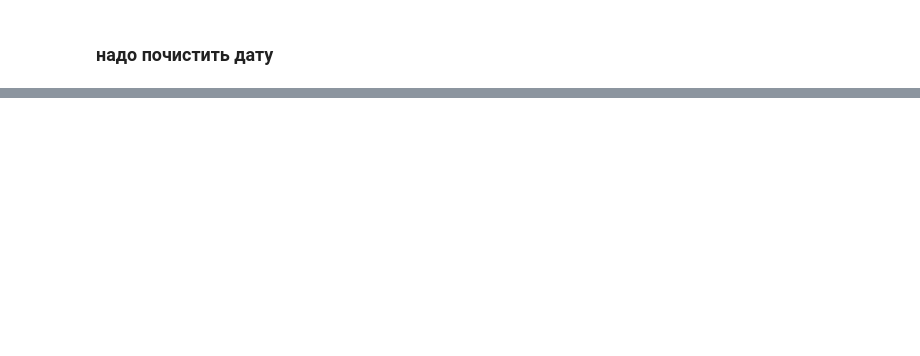
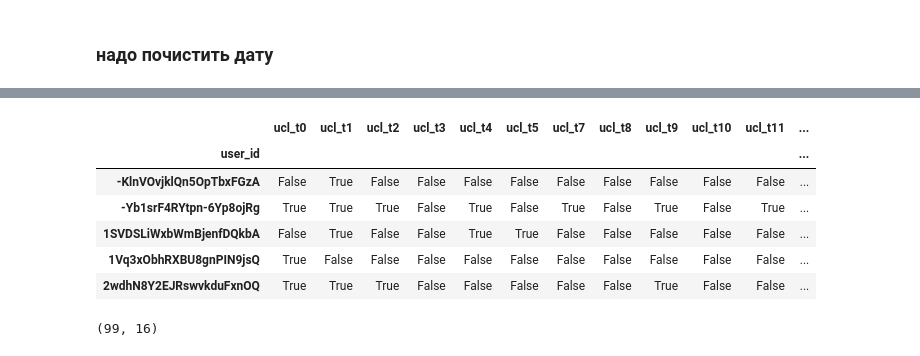
Before and after one commit to Myau5x/anti-recommender, a Jupyter notebook: testing_on_scrap.ipynb, the cells around one changed output, grey strips where cells are left out. Cells and saved outputs as stored; diff of their text form; code cells hidden in the pictures; blank space fills up the shorter version.

```diff
--- a/testing_on_scrap.ipynb
+++ b/testing_on_scrap.ipynb
@@ -65,0 +161,3 @@ ValueError: could not convert string to float: 'https://www.yelp.com/biz/mcdonal
+# %%
+with open('colPred213', 'rb') as f:
+    colPred = pickle.load(f)
@@ -65,0 +182,2 @@ ValueError: could not convert string to float: 'https://www.yelp.com/biz/mcdonal
+# %%
+X = rest_cx[colPred]
@@ -65,0 +200,9 @@ ValueError: could not convert string to float: 'https://www.yelp.com/biz/mcdonal
+# %%
+%%time
+Y_rf = pd.DataFrame()
+Y_gr = pd.DataFrame()
+Y_rf['alias'] = rest_cx['alias']
+Y_gr['alias'] = rest_cx['alias']
+for col in colClust_n:
+    Y_rf[col] = clust_model_rf[col].predict_proba(X)[:,1]
+    Y_gr[col] = clust_model_gr[col].predict_proba(X)[:,1]
@@ -65,0 +235,5 @@ ValueError: could not convert string to float: 'https://www.yelp.com/biz/mcdonal
+# %%
+for col in colClust_n:
+    i = int(col[4:])
+    u_col = 'u'+col
+    user_cl[u_col] = (user_cl['user_cl']==i)
@@ -65,0 +249,17 @@ ValueError: could not convert string to float: 'https://www.yelp.com/biz/mcdonal
+# %%
+
+user_cl_n = user_cl.drop(columns=['Unnamed: 0','user_cl'])
+user_cl_n = user_cl_n.groupby('user_id').sum()
+user_cl_n.head()
+# %% [output]
+|  | ucl_t0 | ucl_t1 | ucl_t2 | ucl_t3 | ucl_t4 | ucl_t5 | ucl_t7 | ucl_t8 | ucl_t9 | ucl_t10 | ucl_t11 | ... |
+| user_id |  |  |  |  |  |  |  |  |  |  |  | ... |
+| -KlnVOvjklQn5OpTbxFGzA | False | True | False | False | False | False | False | False | False | False | False | ... |
+| -Yb1srF4RYtpn-6Yp8ojRg | True | True | True | False | True | False | True | False | True | False | True | ... |
+| 1SVDSLiWxbWmBjenfDQkbA | False | True | False | False | True | True | False | False | False | False | False | ... |
+| 1Vq3xObhRXBU8gnPIN9jsQ | True | False | False | False | False | False | False | False | False | False | False | ... |
+| 2wdhN8Y2EJRswvkduFxnOQ | True | True | True | False | False | False | False | False | True | False | False | ... |
+# %%
+user_cl_n.shape
+# %% [output]
+(99, 16)
```
Also changed, not shown: parts of 51 cells of this notebook, 11 other files.
